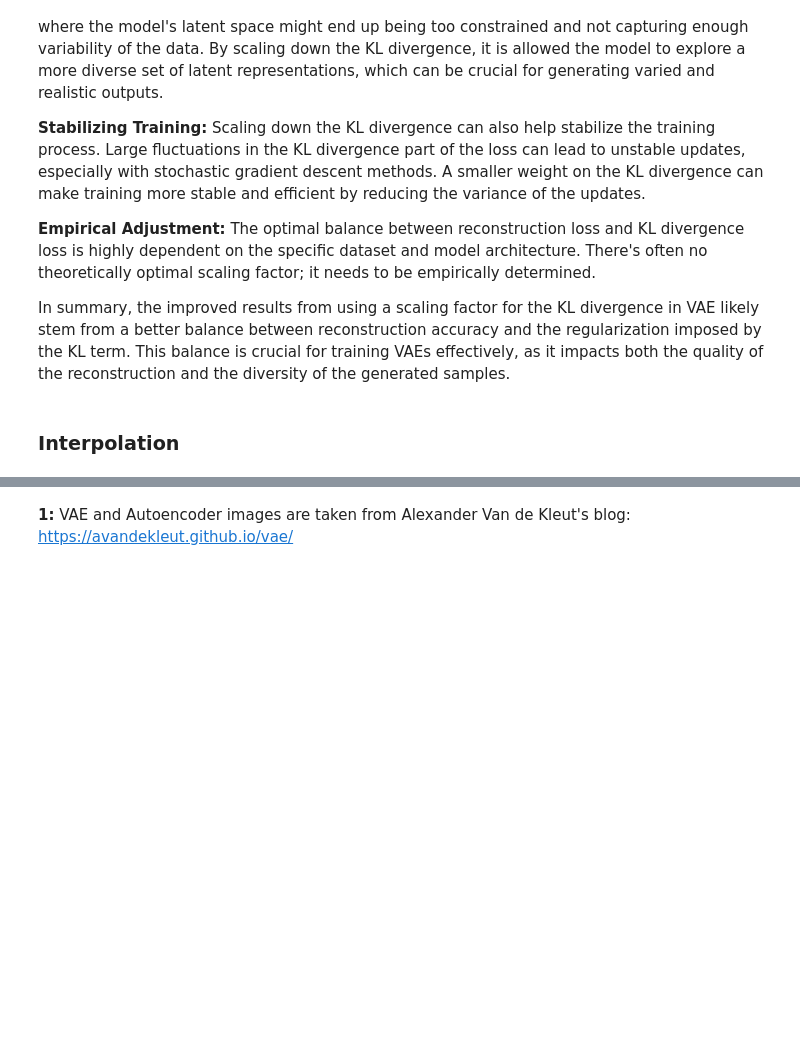
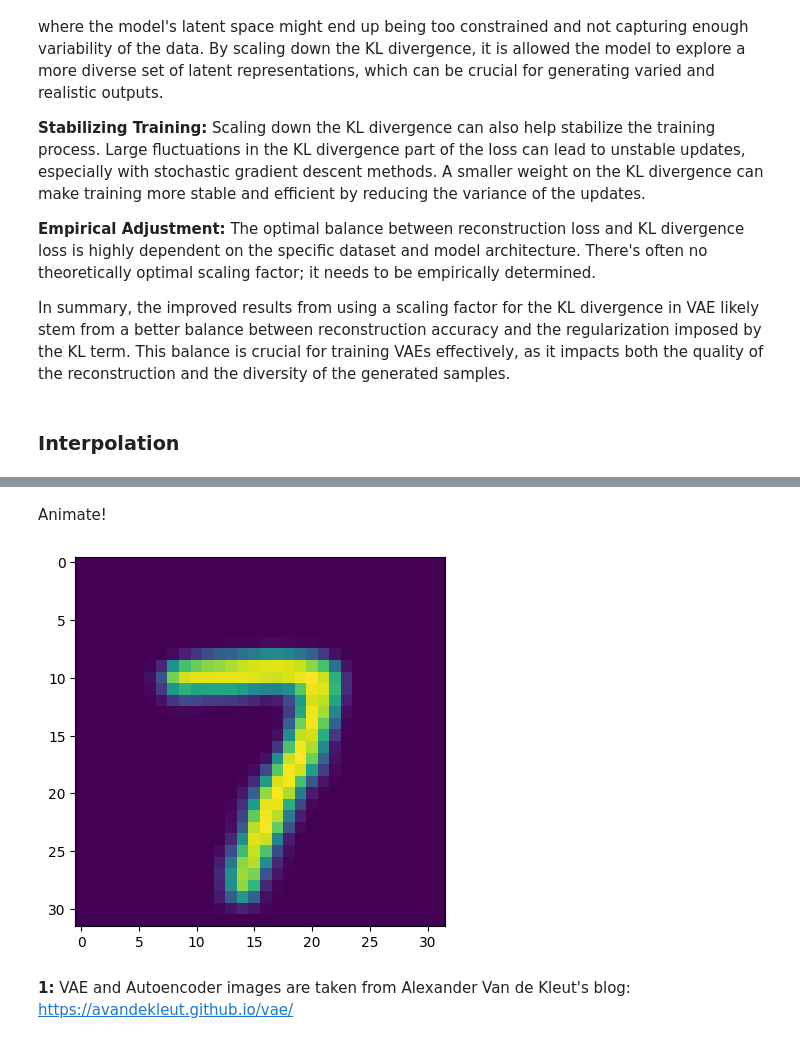
Before and after one commit to arkeodev/computer-vision, a Jupyter notebook: Demystifying_Autoencoders_A_Deep_Dive_into_Neural_Network_Compression_and_Reconstruction.ipynb, the cells around one changed output, grey strips where cells are left out. Drawn from its saved outputs; the diff is of its cells as text; code cells hidden in the pictures; blank space fills up the shorter version.

```diff
--- a/Demystifying_Autoencoders_A_Deep_Dive_into_Neural_Network_Compression_and_Reconstruction.ipynb
+++ b/Demystifying_Autoencoders_A_Deep_Dive_into_Neural_Network_Compression_and_Reconstruction.ipynb
@@ -879,2 +1006,11 @@ In summary, the improved results from using a scaling factor for the KL divergen
+# %% [markdown]
+Animate!
+# %%
+for i in range(num_steps):
+    plt.imshow(((recon_steps[i, 0] + 1) / 2).detach().cpu())
+    plt.pause(0.01)
+    clear_output(True)
+# %% [output]
+[figure, added]
 # %% [markdown]
 **1:** VAE and Autoencoder images are taken from Alexander Van de Kleut's blog: https://avandekleut.github.io/vae/
```
Also changed, not shown: parts of 24 cells of this notebook.
